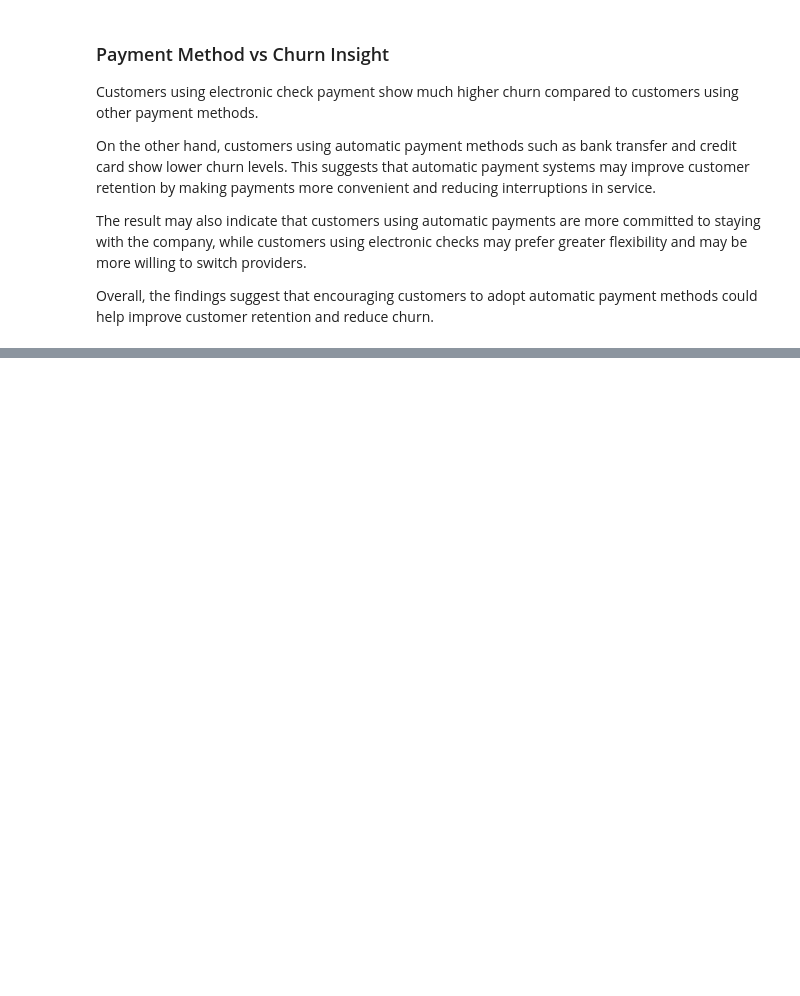
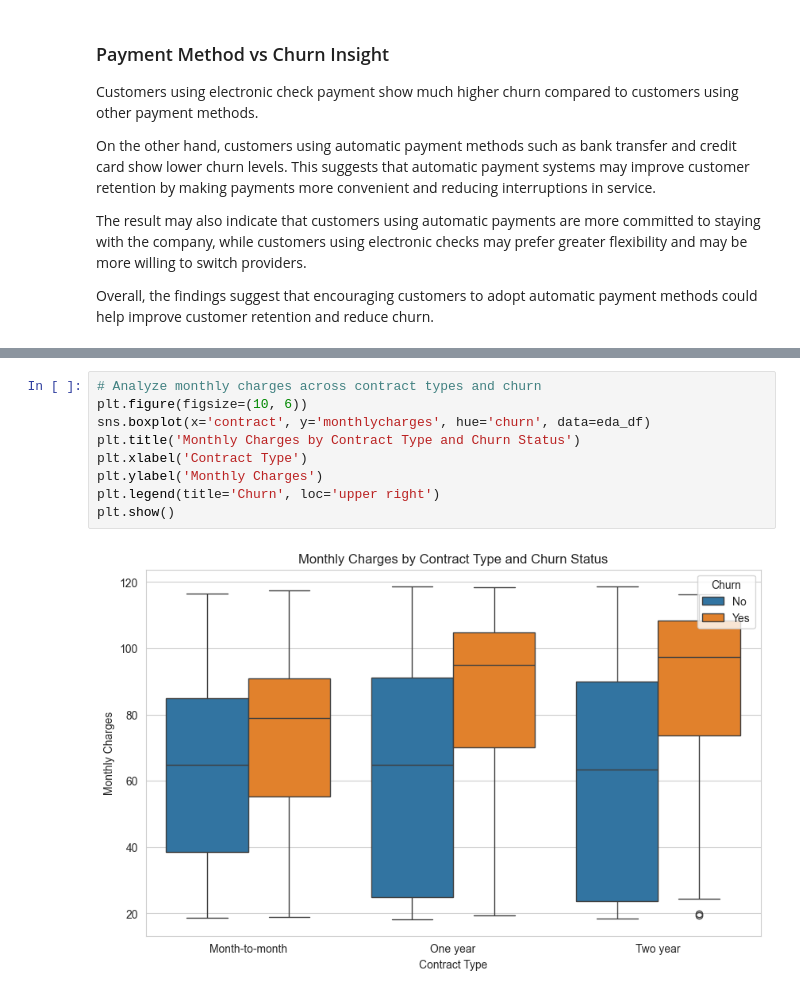
Before and after one commit to davidmba819/Customer-churn-ML, a Jupyter notebook: notebooks/EDA.ipynb, the cells around one changed output, grey strips where cells are left out. Saved outputs shown, nothing was run; the diff lists cells and outputs as text; blank space fills up the shorter version.

```diff
--- a/notebooks/EDA.ipynb
+++ b/notebooks/EDA.ipynb
@@ -535,0 +585,11 @@ Overall, the findings suggest that encouraging customers to adopt automatic paym
+# %%
+# Analyze monthly charges across contract types and churn
+plt.figure(figsize=(10, 6))
+sns.boxplot(x='contract', y='monthlycharges', hue='churn', data=eda_df)
+plt.title('Monthly Charges by Contract Type and Churn Status')
+plt.xlabel('Contract Type')
+plt.ylabel('Monthly Charges')
+plt.legend(title='Churn', loc='upper right')
+plt.show()
+# %% [output]
+[figure, added]
```
Also changed, not shown: parts of 11 cells of this notebook, 1 other file.
